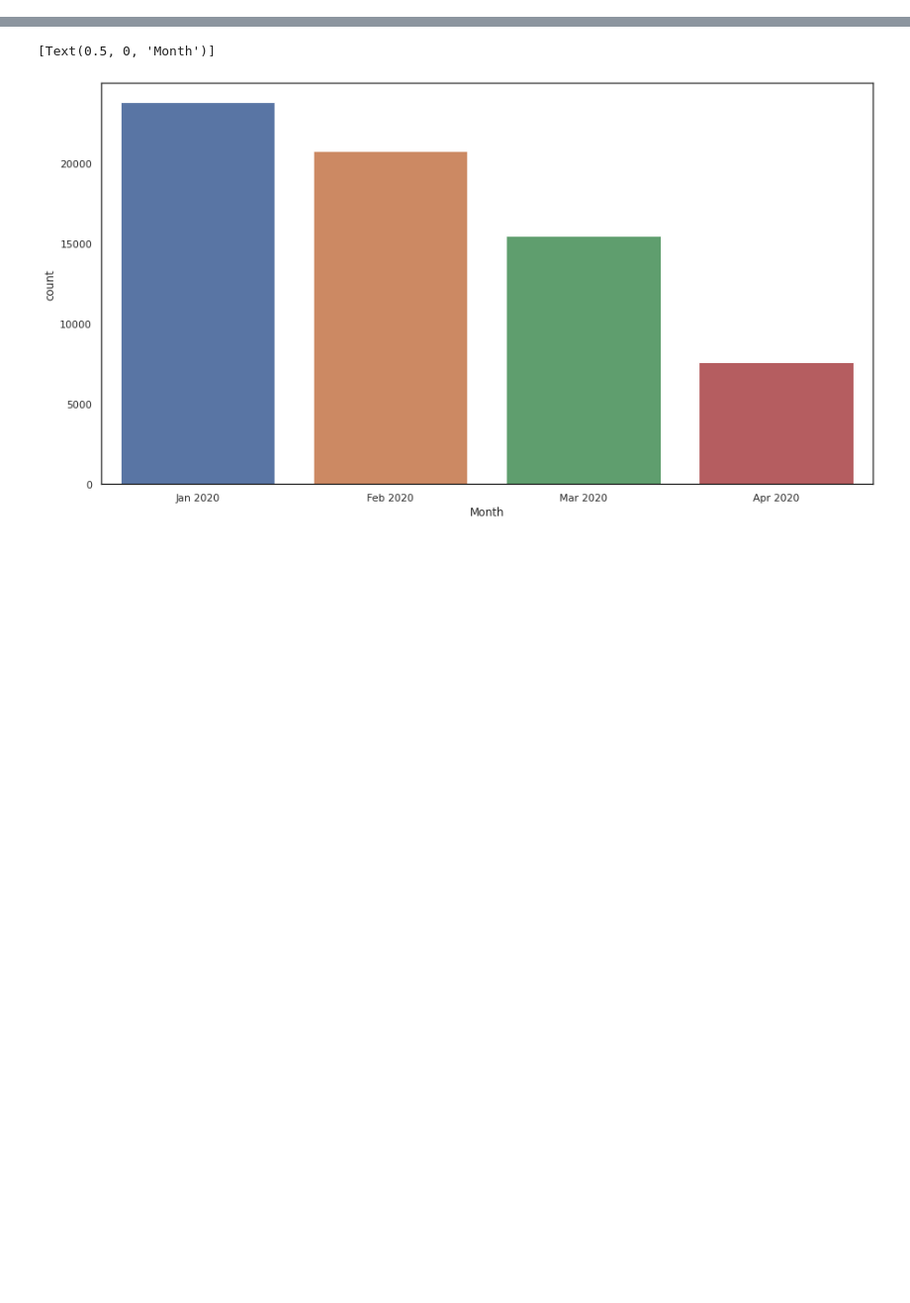
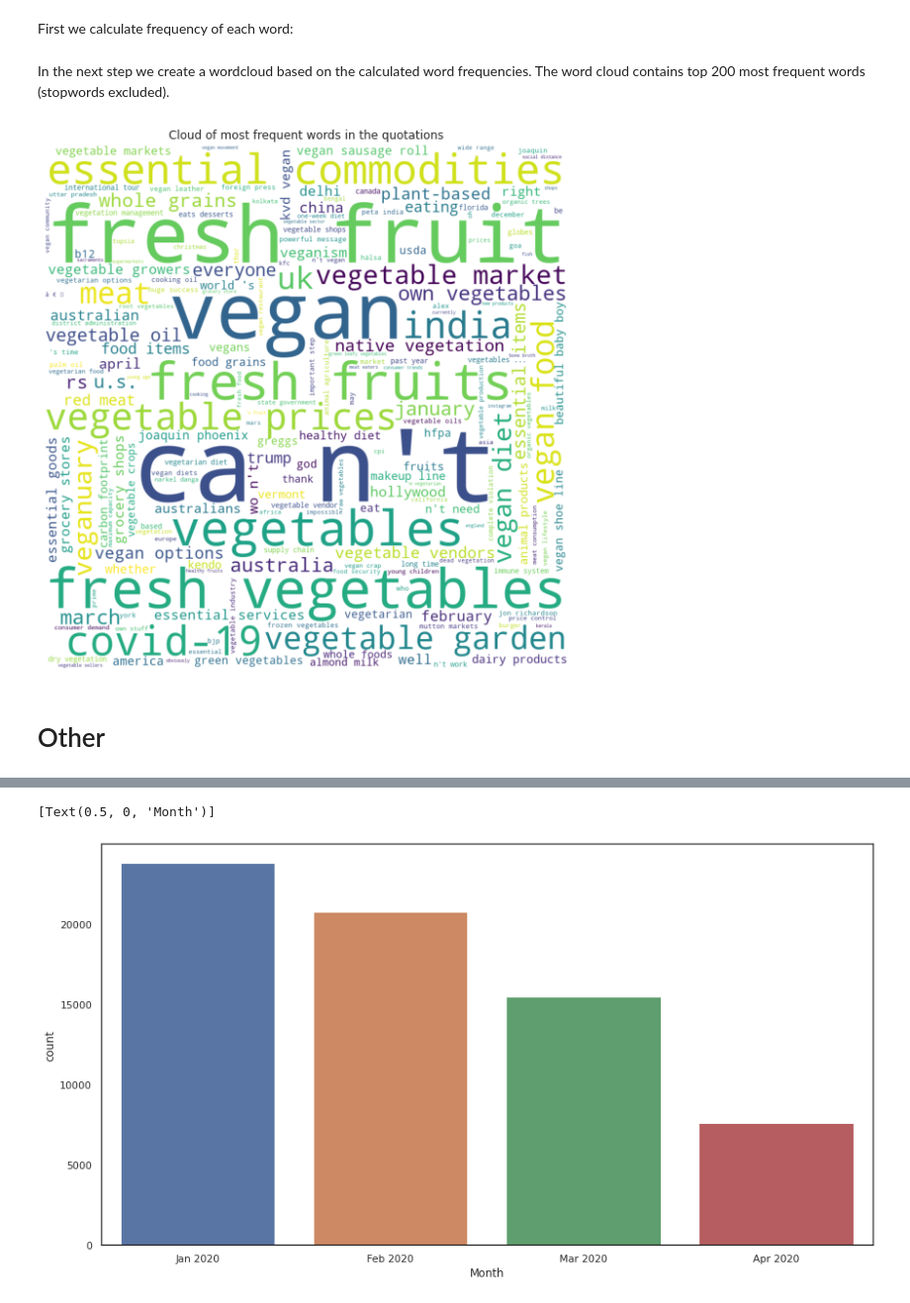
Before and after one commit to epfl-ada/ada-2021-project-nameerror, a Jupyter notebook: Milos_playbook.ipynb, the cells around one changed output, grey strips where cells are left out. Shown at 99% size. Cells and saved outputs as stored; diff of their text form; code cells hidden in the pictures; blank space fills up the shorter version.

```diff
--- a/Milos_playbook.ipynb
+++ b/Milos_playbook.ipynb
@@ -11,3 +88,56 @@ df = pd.read_json('data/filtered2020.json.bz2', lines=True, compression='bz2')
+# %% [markdown]
+First we calculate frequency of each word:
+# %%
+word_frequencies = Counter()
+for sentence_freq in map(get_word_frequencies, list(df['quotation'])):
+    word_frequencies.update(sentence_freq)
+# %% [markdown]
+In the next step we create a wordcloud based on the calculated word frequencies. The word cloud contains top 200 most frequent words (stopwords excluded).
+# %%
+from wordcloud import WordCloud
+from PIL import Image
+import numpy as np
+import matplotlib.pyplot as plt
+
+USE_MASK = False # by setting to True, it will use cow mask to display wordcloud
+WC_BACKGROUND = 'white'
+MAX_WORDS = 200
+WC_WIDTH, WC_HEIGHT = 1000, 1000
+STOPWORDS = stopwords.words('english')
+
+if USE_MASK:
+    # Source: https://www.flaticon.com/free-icon/cow-silhouette_62470
+    image_mask = 255 - np.array(Image.open('./cow_mask.png'))
+    word_cloud = WordCloud(
+        background_color=WC_BACKGROUND,
+        max_words=MAX_WORDS,
+        width=WC_WIDTH,
+        height=WC_HEIGHT,
+        stopwords=STOPWORDS,
+        mask=image_mask,
+        contour_width=1,
+        contour_color='green')
+else:
+    word_cloud = WordCloud(
+        background_color=WC_BACKGROUND,
+        max_words=MAX_WORDS,
+        width=WC_WIDTH,
+        height=WC_HEIGHT,
+        stopwords=STOPWORDS)
+
+# Calculate wordcloud
+wc = word_cloud.generate_from_frequencies(word_frequencies)
+
+# Plot wordcloud
+fig, ax = plt.subplots(figsize=(10, 10))
+ax.imshow(wc)
+ax.axis('off')
+ax.set(title='Cloud of most frequent words in the quotations')
+plt.show()
+# %% [output]
+[figure, added]
+# %% [markdown]
+# Other
 # %%
 df['date'] = pd.to_datetime(df['date']).apply(lambda x: x.strftime('%b %Y'))
 df.index = pd.to_datetime(df['date'])
```
Also changed, not shown: parts of 31 cells of this notebook, 1 other file.
